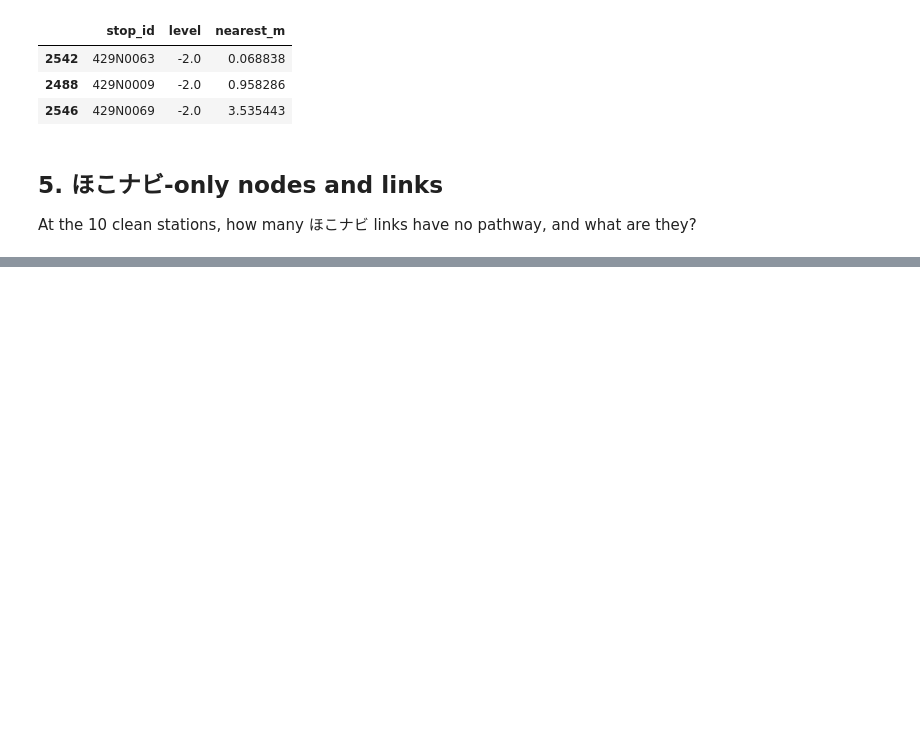
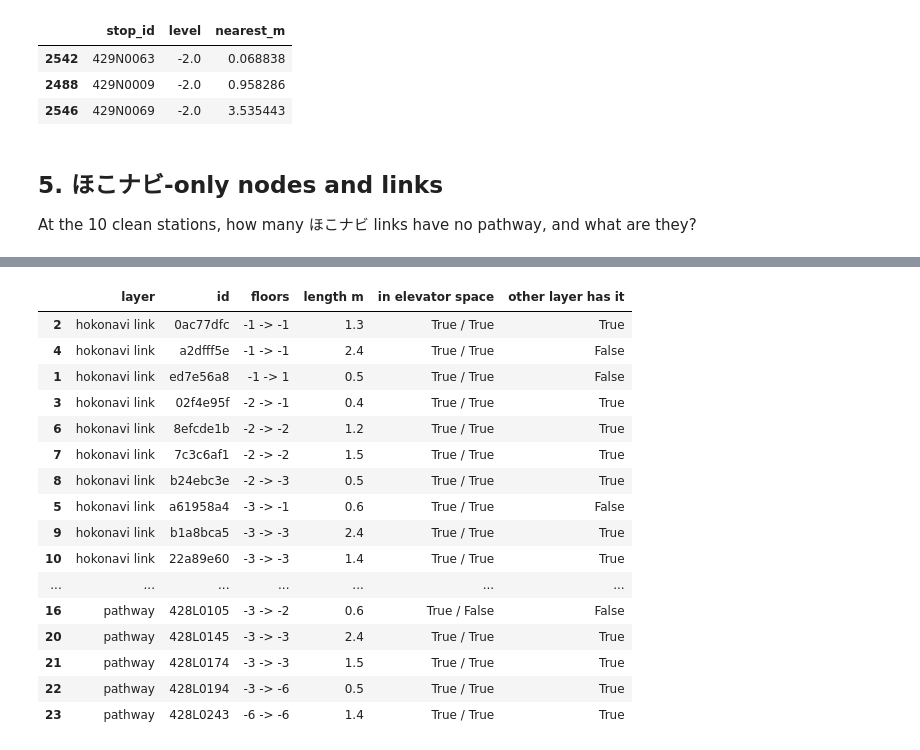
Before and after one commit to kanta14706/stepzero, a Jupyter notebook: importer/notebooks/03_stitch.ipynb, the cells around one changed output, grey strips where cells are left out. Drawn from its saved outputs; the diff is of its cells as text; code cells hidden in the pictures; blank space fills up the shorter version.

Commit message:
data: add 確認用 PDFs, level-conflict matching and 新宿 elevator check; correct stitching findings

```diff
--- a/importer/notebooks/03_stitch.ipynb
+++ b/importer/notebooks/03_stitch.ipynb
@@ -134,0 +165,21 @@ pd.DataFrame(rows)
+# %%
+chk = elevator_space_check(feed, '428')
+chk.sort_values(['layer', 'floors'])
+# %% [output]
+|  | layer | id | floors | length m | in elevator space | other layer has it |
+| 2 | hokonavi link | 0ac77dfc | -1 -> -1 | 1.3 | True / True | True |
+| 4 | hokonavi link | a2dfff5e | -1 -> -1 | 2.4 | True / True | False |
+| 1 | hokonavi link | ed7e56a8 | -1 -> 1 | 0.5 | True / True | False |
+| 3 | hokonavi link | 02f4e95f | -2 -> -1 | 0.4 | True / True | True |
+| 6 | hokonavi link | 8efcde1b | -2 -> -2 | 1.2 | True / True | True |
+| 7 | hokonavi link | 7c3c6af1 | -2 -> -2 | 1.5 | True / True | True |
+| 8 | hokonavi link | b24ebc3e | -2 -> -3 | 0.5 | True / True | True |
+| 5 | hokonavi link | a61958a4 | -3 -> -1 | 0.6 | True / True | False |
+| 9 | hokonavi link | b1a8bca5 | -3 -> -3 | 2.4 | True / True | True |
+| 10 | hokonavi link | 22a89e60 | -3 -> -3 | 1.4 | True / True | True |
+| ... | ... | ... | ... | ... | ... | ... |
+| 16 | pathway | 428L0105 | -3 -> -2 | 0.6 | True / False | False |
+| 20 | pathway | 428L0145 | -3 -> -3 | 2.4 | True / True | True |
+| 21 | pathway | 428L0174 | -3 -> -3 | 1.5 | True / True | True |
+| 22 | pathway | 428L0194 | -3 -> -6 | 0.5 | True / True | True |
+| 23 | pathway | 428L0243 | -6 -> -6 | 1.4 | True / True | True |
```
Also changed, not shown: parts of 7 cells of this notebook, 6 other files.
